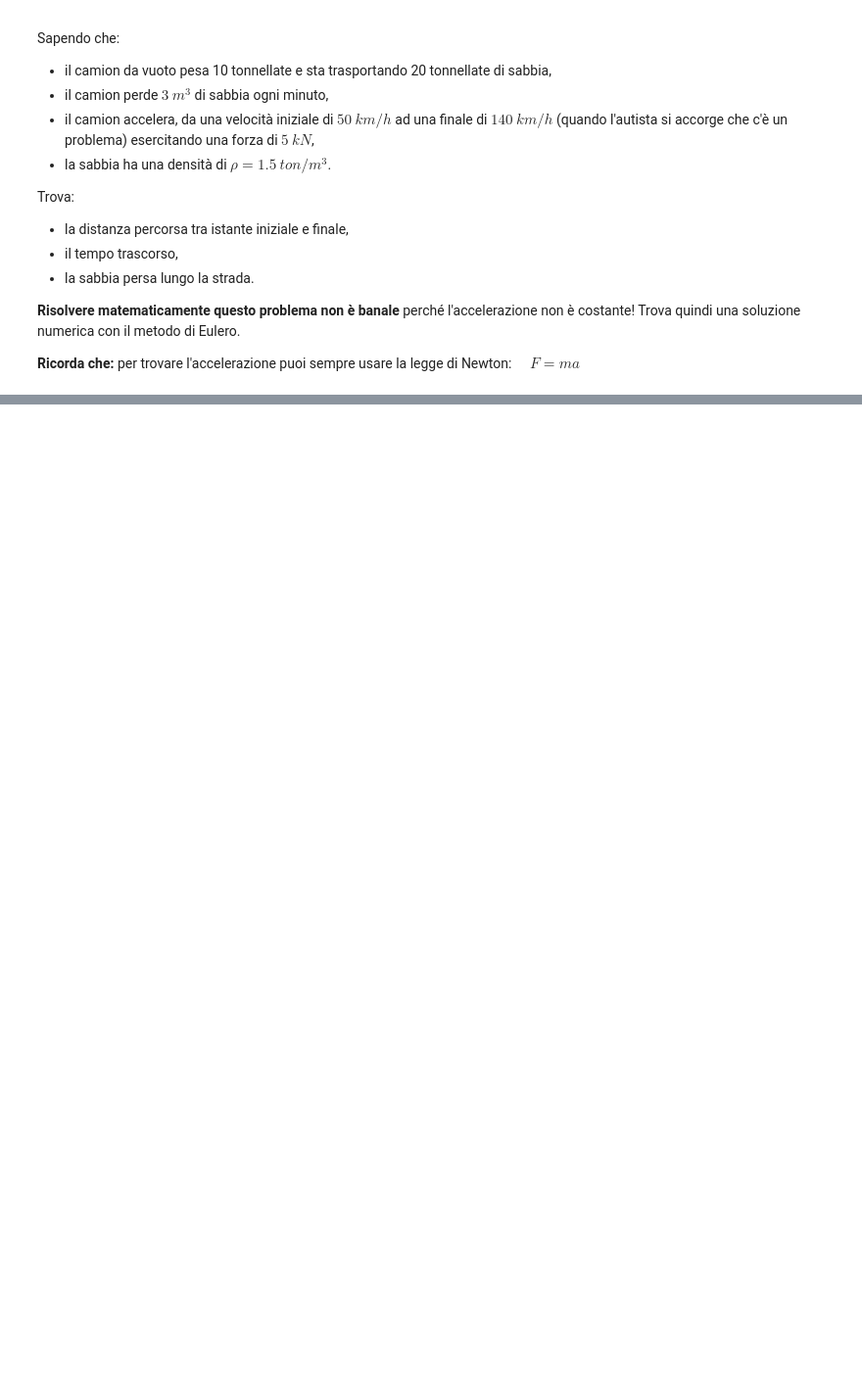
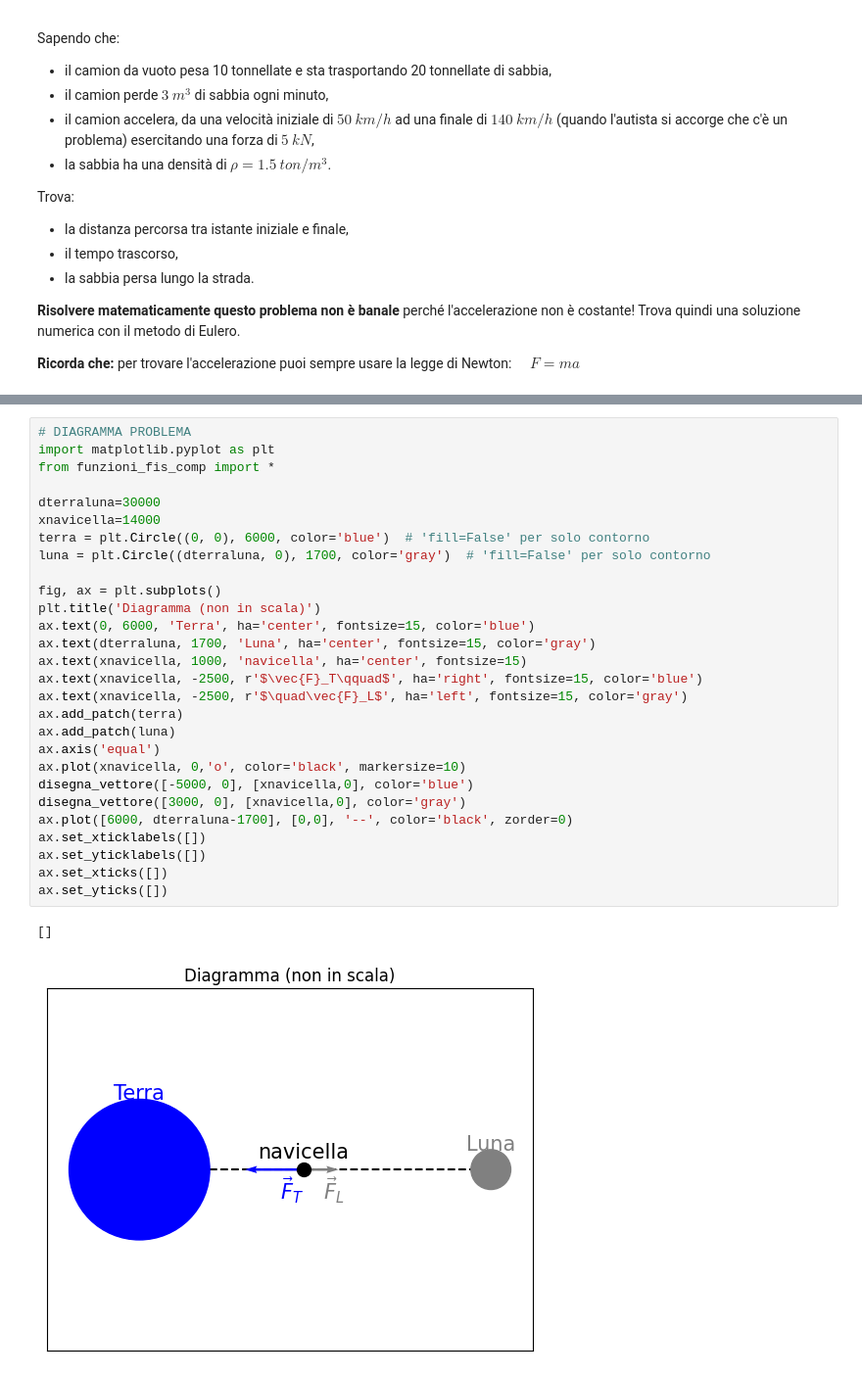
Before and after one commit to nicolalogullo/27005227-fisica-computazionale, a Jupyter notebook: Esercizi_dinamica_testo.ipynb, the cells around one changed output, grey strips where cells are left out. Shown: that part at 98% size. Drawn from its saved outputs; the diff is of its cells as text; blank space fills up the shorter version.

Commit message:
aggiunto testo es. Terra-Luna

```diff
--- a/Esercizi_dinamica_testo.ipynb
+++ b/Esercizi_dinamica_testo.ipynb
@@ -105,0 +153,31 @@ Trova:
+# %%
+# DIAGRAMMA PROBLEMA
+import matplotlib.pyplot as plt
+from funzioni_fis_comp import *
+
+dterraluna=30000
+xnavicella=14000
+terra = plt.Circle((0, 0), 6000, color='blue')  # 'fill=False' per solo contorno
+luna = plt.Circle((dterraluna, 0), 1700, color='gray')  # 'fill=False' per solo contorno
+
+fig, ax = plt.subplots()
+plt.title('Diagramma (non in scala)')
+ax.text(0, 6000, 'Terra', ha='center', fontsize=15, color='blue')
+ax.text(dterraluna, 1700, 'Luna', ha='center', fontsize=15, color='gray')
+ax.text(xnavicella, 1000, 'navicella', ha='center', fontsize=15)
+ax.text(xnavicella, -2500, r'$\vec{F}_T\qquad$', ha='right', fontsize=15, color='blue')
+ax.text(xnavicella, -2500, r'$\quad\vec{F}_L$', ha='left', fontsize=15, color='gray')
+ax.add_patch(terra)
+ax.add_patch(luna)
+ax.axis('equal')
+ax.plot(xnavicella, 0,'o', color='black', markersize=10)
+disegna_vettore([-5000, 0], [xnavicella,0], color='blue')
+disegna_vettore([3000, 0], [xnavicella,0], color='gray')
+ax.plot([6000, dterraluna-1700], [0,0], '--', color='black', zorder=0)
+ax.set_xticklabels([])
+ax.set_yticklabels([])
+ax.set_xticks([])
+ax.set_yticks([])
+# %% [output]
+[]
+[figure, added]
```
Also changed, not shown: parts of 3 cells of this notebook.
